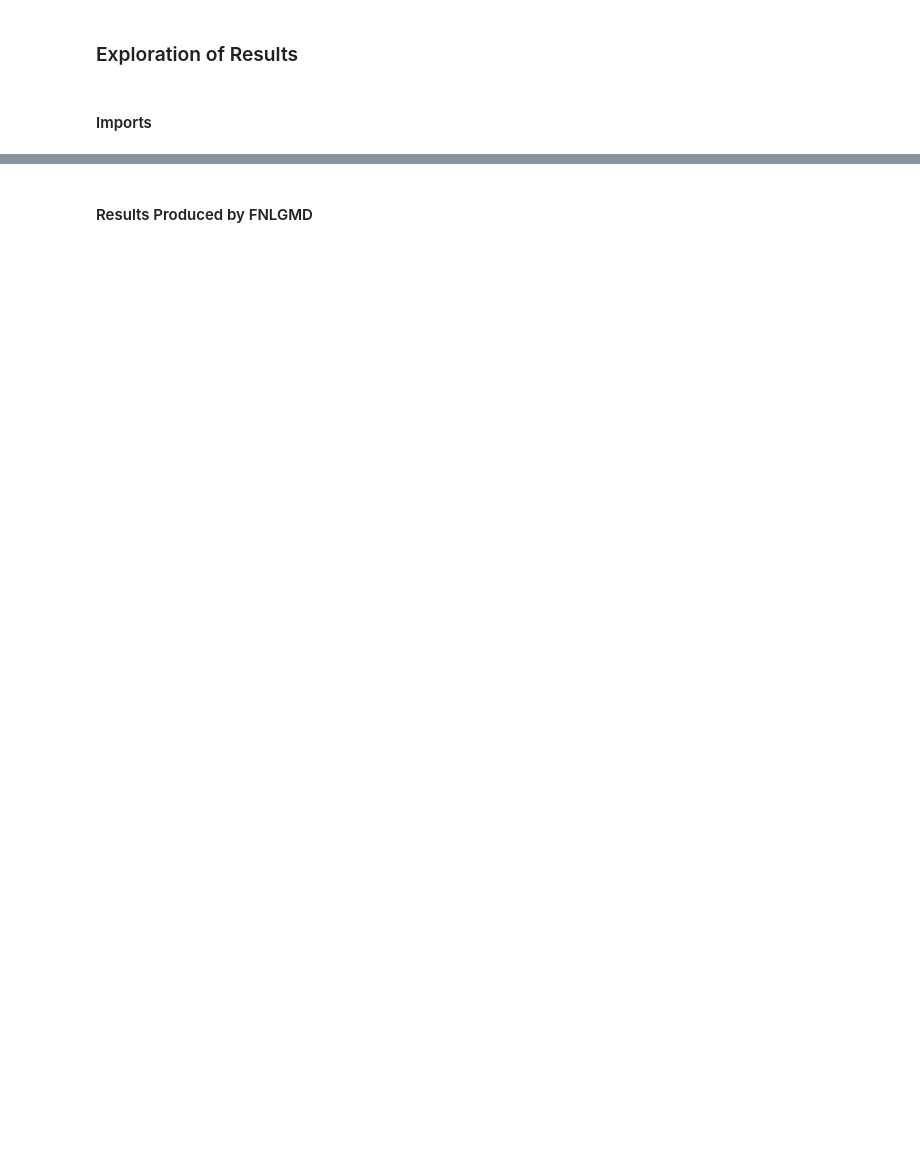
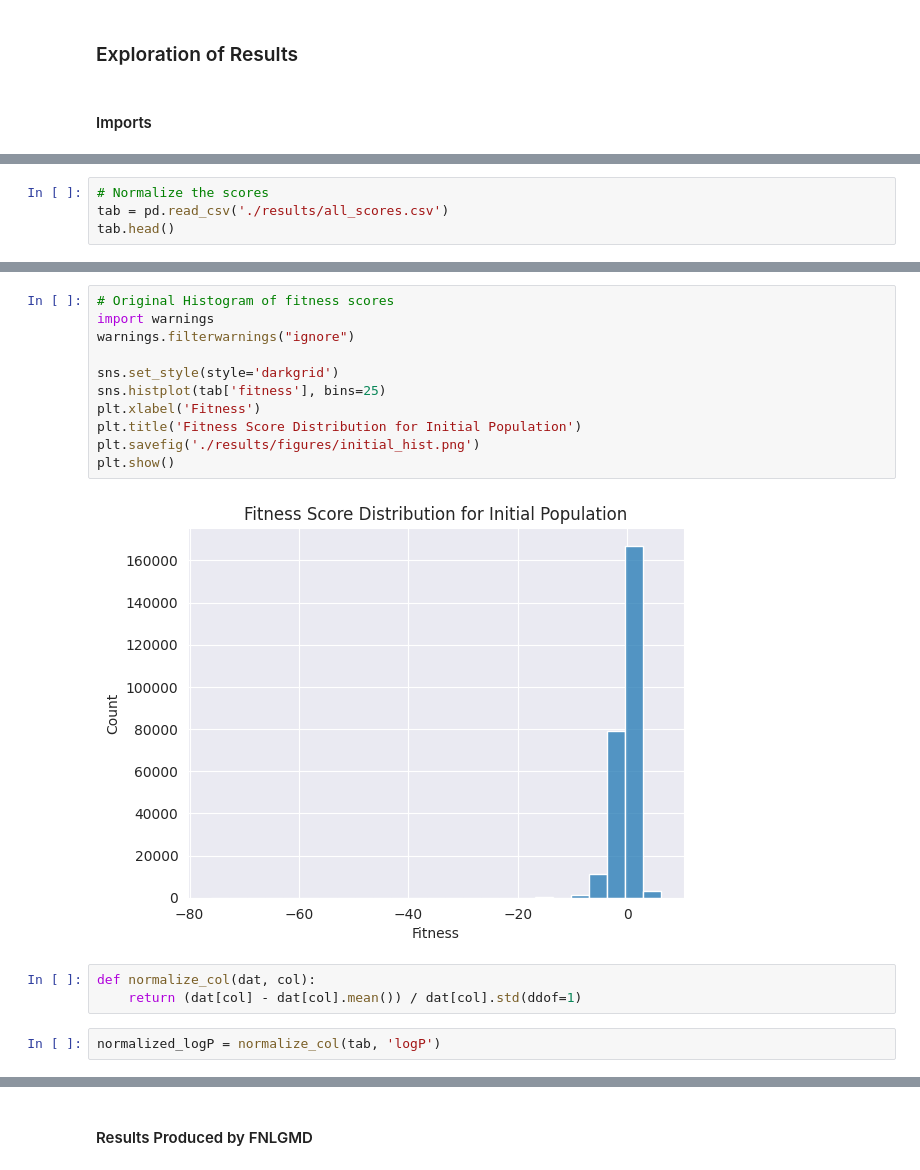
Before and after one commit to engie4800/dsi-capstone-capstone-nih-gmd, a Jupyter notebook: code/EDA.ipynb, the cells around one changed output, grey strips where cells are left out. Drawn from its saved outputs; the diff is of its cells as text; blank space fills up the shorter version.

```diff
--- a/code/EDA.ipynb
+++ b/code/EDA.ipynb
@@ -10,0 +100,4 @@ import seaborn as sns
+# %%
+# Normalize the scores
+tab = pd.read_csv('./results/all_scores.csv')
+tab.head()
@@ -10,0 +111,18 @@ import seaborn as sns
+# %%
+# Original Histogram of fitness scores
+import warnings
+warnings.filterwarnings("ignore")
+
+sns.set_style(style='darkgrid')
+sns.histplot(tab['fitness'], bins=25)
+plt.xlabel('Fitness')
+plt.title('Fitness Score Distribution for Initial Population')
+plt.savefig('./results/figures/initial_hist.png')
+plt.show()
+# %% [output]
+[figure, added]
+# %%
+def normalize_col(dat, col):
+    return (dat[col] - dat[col].mean()) / dat[col].std(ddof=1)
+# %%
+normalized_logP = normalize_col(tab, 'logP')
```
Also changed, not shown: parts of 62 cells of this notebook, 56 other files.
